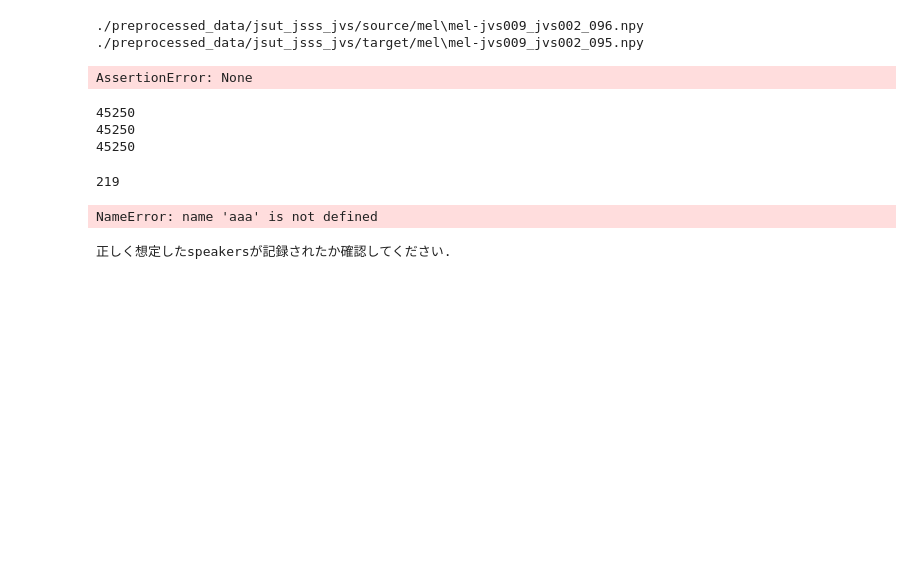
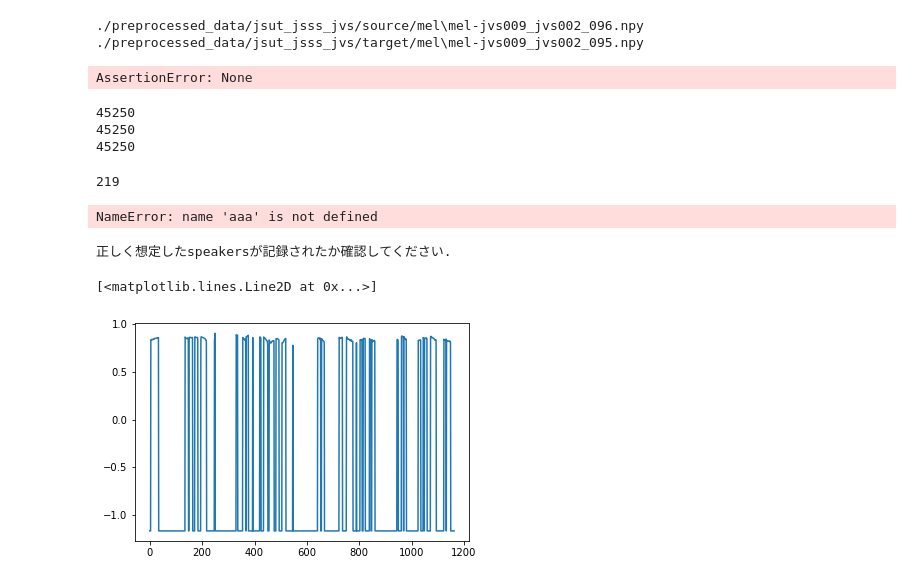
Before and after one commit to YutoNishimura-v2/my_NAR-S2S-VC, a Jupyter notebook: mel_check.ipynb, the cells around one changed output. Saved outputs shown, nothing was run; the diff lists cells and outputs as text; code cells hidden in the pictures; blank space fills up the shorter version.

```diff
--- a/mel_check.ipynb
+++ b/mel_check.ipynb
@@ -231,3 +231,14 @@ for i, path_ in tqdm(enumerate(duration_path)):
     assert duration.sum() == mel.shape[0]
     assert duration.sum() == energy.shape[0]
     assert duration.sum() == pitch.shape[0], print(basename)
+# %%
+import numpy as np
+import matplotlib.pyplot as plt
+
+s = np.load("./preprocessed_data/N2C/source/pitch/pitch-n_c_beyond_tokkun-01.npy")
+t = np.load("./preprocessed_data/N2C/target/pitch/pitch-n_c_beyond_tokkun-01.npy")
+# %%
+plt.plot(s)
+# %% [output]
+[<matplotlib.lines.Line2D at 0x...>]
+[figure, added]
```
Also changed, not shown: parts of 1 cell of this notebook, 3 other files.
